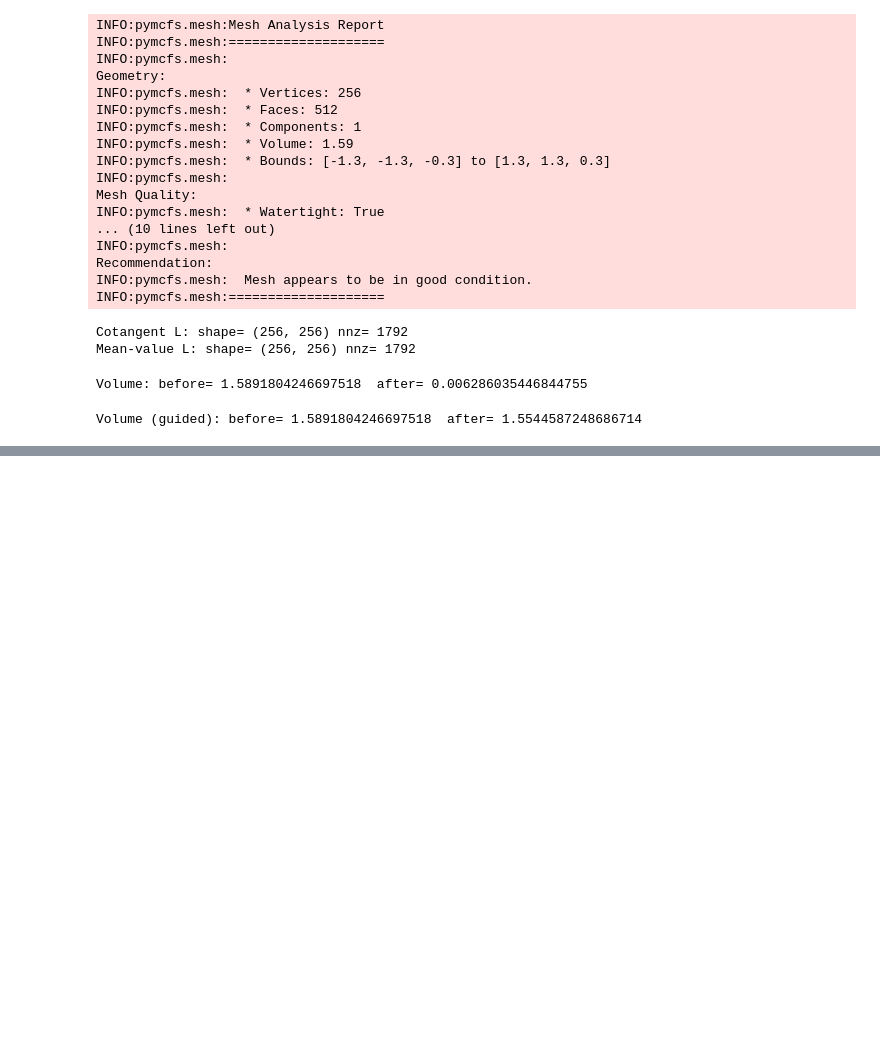
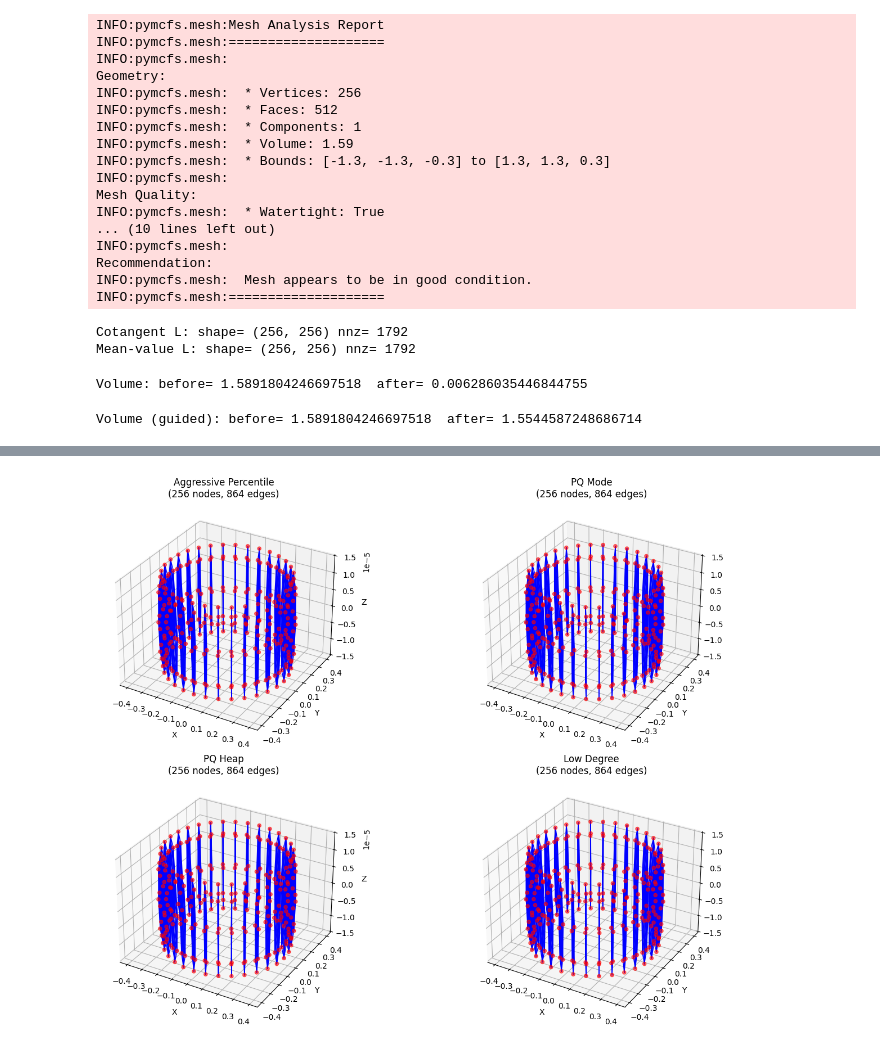
Before and after one commit to jmrfox/pymcfs, a Jupyter notebook: notebooks/demo.ipynb, the cells around one changed output, grey strips where cells are left out. Saved outputs shown, nothing was run; the diff lists cells and outputs as text; code cells hidden in the pictures; blank space fills up the shorter version.

```diff
--- a/notebooks/demo.ipynb
+++ b/notebooks/demo.ipynb
@@ -178,6 +186,72 @@ Skeleton: nodes= (66, 3) edges= (204, 2) graph_edges= 204
 # %%
-# You can use the thinned surface to extract a curve skeleton from mesh edges
-skel2 = curve_skeleton_from_mesh(V_thin, F_thin, compress_chains=True, resample_spacing=0.2)
-print("Curve skeleton from thinned mesh:", skel2.nodes.shape, skel2.edges.shape)
-skel2.plot_3d();
+# DEBUG: Test different collapse strategies and parameters
+def test_collapse_strategy(params, name):
+    print(f"\n=== Testing {name} ===")
+    skel_test = skeletonize(
+        mesh,
+        mcf_dt=2e-2,
+        mcf_iters=50,
+        laplacian_type="cotangent",
+        guidance_type=None,
+        build_graph="mesh",
+        knn=12,
+        length_quantile=0.7,
+        collapse_passes=3,
+        # preserve_branch_degree=3,
+        verbose=False,
+        **params
+    )
+    print(f"Result: nodes={skel_test.nodes.shape[0]}, edges={skel_test.edges.shape[0]}")
+    return skel_test
+
+# Test 1: More aggressive percentile threshold
+skel_aggressive = test_collapse_strategy({
+    'collapse_mode': 'percentile',
+    'collapse_percentile': 0.1,  # Much lower threshold
+}, 'Aggressive Percentile (10%)')
+
+# Test 2: PQ mode with higher ratio
+skel_pq = test_collapse_strategy({
+    'collapse_mode': 'pq',
+    'collapse_ratio': 0.3,  # Higher collapse ratio
+}, 'PQ Mode (30% ratio)')
+
+# Test 3: PQ heap mode
+skel_heap = test_collapse_strategy({
+    'collapse_mode': 'pq_heap',
+    'collapse_ratio': 0.2,
+}, 'PQ Heap Mode (20% ratio)')
+
+# Test 4: Lower preserve_branch_degree
+skel_low_degree = test_collapse_strategy({
+    'collapse_mode': 'percentile',
+    'collapse_percentile': 0.2,
+    'preserve_branch_degree': 2,  # Allow collapsing at degree-2 nodes
+}, 'Low Degree Preservation (degree 2)')
+
+# Visualize comparisons
+fig = plt.figure(figsize=(15, 10))
+results = [
+    (skel_aggressive, 'Aggressive Percentile'),
+    (skel_pq, 'PQ Mode'),
+    (skel_heap, 'PQ Heap'),
+    (skel_low_degree, 'Low Degree')
+]
+
+for i, (skel_result, title) in enumerate(results, 1):
+    ax = fig.add_subplot(2, 2, i, projection='3d')
+    # Plot skeleton edges
+    for edge in skel_result.edges:
+        points = skel_result.nodes[edge]
+        ax.plot3D(points[:, 0], points[:, 1], points[:, 2], 'b-', linewidth=1)
+    # Plot nodes
+    ax.scatter(skel_result.nodes[:, 0], skel_result.nodes[:, 1], skel_result.nodes[:, 2],
+              c='red', s=20, alpha=0.6)
+    ax.set_title(f'{title}\n({skel_result.nodes.shape[0]} nodes, {skel_result.edges.shape[0]} edges)')
+    ax.set_xlabel('X')
+    ax.set_ylabel('Y')
+    ax.set_zlabel('Z')
+
+plt.tight_layout()
+plt.show()
 # %% [output]
@@ -184,0 +269 @@ Curve skeleton from thinned mesh: (3266, 3) (3392, 2)
+[figure, added]
```
Also changed, not shown: parts of 9 cells of this notebook.
